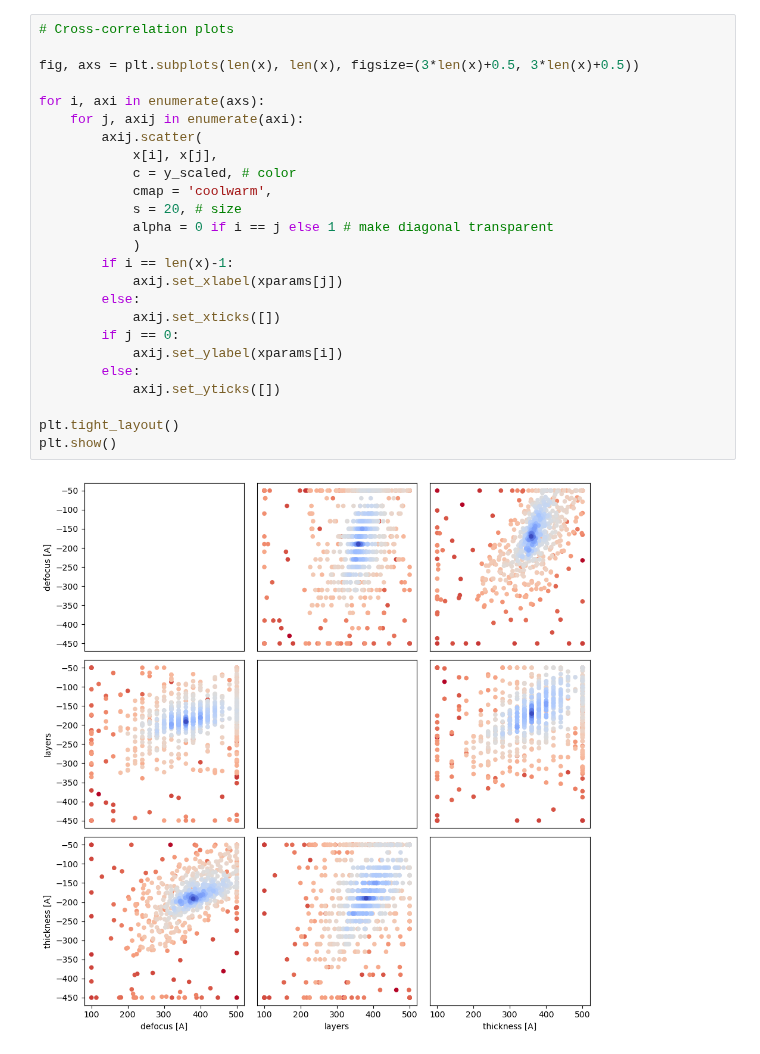
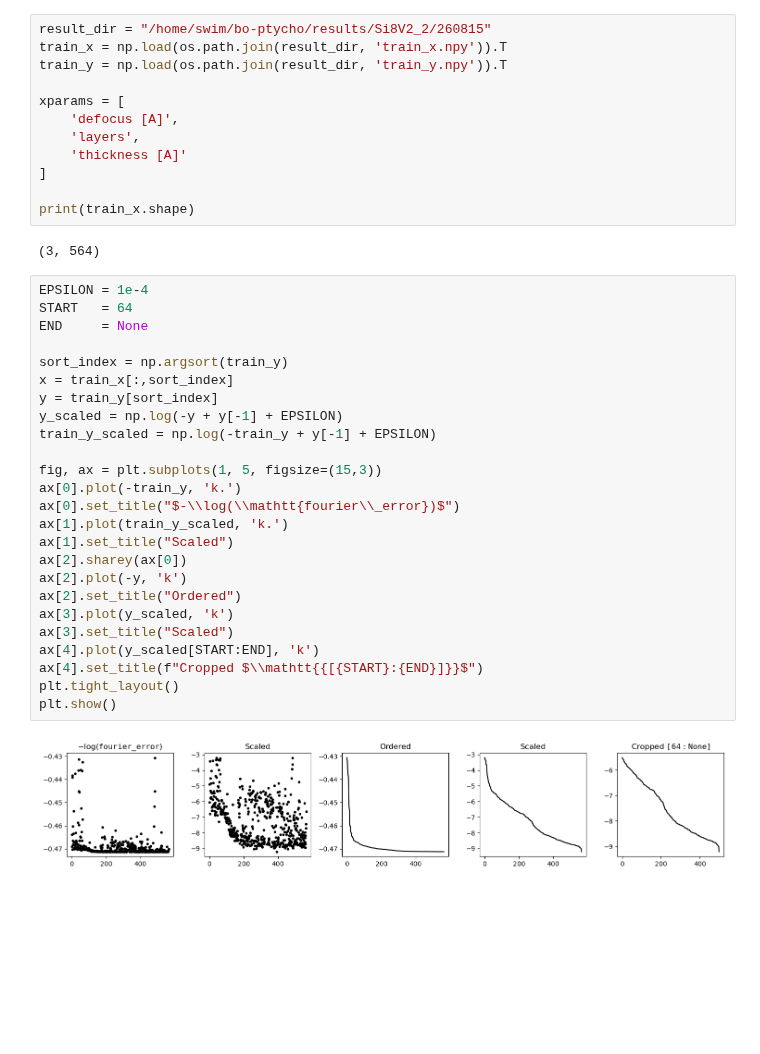
Before and after one commit to c-sooyoung/lemon-sandbox, a Jupyter notebook: bo-hyperparameter-plotting/260320.ipynb, the cells around one changed output. Drawn from its saved outputs; the diff is of its cells as text; blank space fills up the shorter version.

Commit message:
moved notebooks from bo-ptycho to here

```diff
--- a/bo-hyperparameter-plotting/260320.ipynb
+++ b/bo-hyperparameter-plotting/260320.ipynb
@@ -47,27 +5,41 @@ plt.show()
-# %%
-# Cross-correlation plots
-
-fig, axs = plt.subplots(len(x), len(x), figsize=(3*len(x)+0.5, 3*len(x)+0.5))
-
-for i, axi in enumerate(axs):
-    for j, axij in enumerate(axi):
-        axij.scatter(
-            x[i], x[j],
-            c = y_scaled, # color
-            cmap = 'coolwarm',
-            s = 20, # size
-            alpha = 0 if i == j else 1 # make diagonal transparent
-            )
-        if i == len(x)-1:
-            axij.set_xlabel(xparams[j])
-        else:
-            axij.set_xticks([])
-        if j == 0:
-            axij.set_ylabel(xparams[i])
-        else:
-            axij.set_yticks([])
-
-plt.tight_layout()
-plt.show()
-# %% [output]
-[figure, removed]
+# %%
+result_dir = "/home/swim/bo-ptycho/results/Si8V2_2/260815"
+train_x = np.load(os.path.join(result_dir, 'train_x.npy')).T
+train_y = np.load(os.path.join(result_dir, 'train_y.npy')).T
+
+xparams = [
+    'defocus [A]',
+    'layers',
+    'thickness [A]'
+]
+
+print(train_x.shape)
+# %% [output]
+(3, 564)
+# %%
+EPSILON = 1e-4
+START   = 64
+END     = None
+
+sort_index = np.argsort(train_y)
+x = train_x[:,sort_index]
+y = train_y[sort_index]
+y_scaled = np.log(-y + y[-1] + EPSILON)
+train_y_scaled = np.log(-train_y + y[-1] + EPSILON)
+
+fig, ax = plt.subplots(1, 5, figsize=(15,3))
+ax[0].plot(-train_y, 'k.')
+ax[0].set_title("$-\\log(\\mathtt{fourier\\_error})$")
+ax[1].plot(train_y_scaled, 'k.')
+ax[1].set_title("Scaled")
+ax[2].sharey(ax[0])
+ax[2].plot(-y, 'k')
+ax[2].set_title("Ordered")
+ax[3].plot(y_scaled, 'k')
+ax[3].set_title("Scaled")
+ax[4].plot(y_scaled[START:END], 'k')
+ax[4].set_title(f"Cropped $\\mathtt{{[{START}:{END}]}}$")
+plt.tight_layout()
+plt.show()
+# %% [output]
+[figure, added]
```
Also changed, not shown: parts of 4 cells of this notebook, 1 other file.
